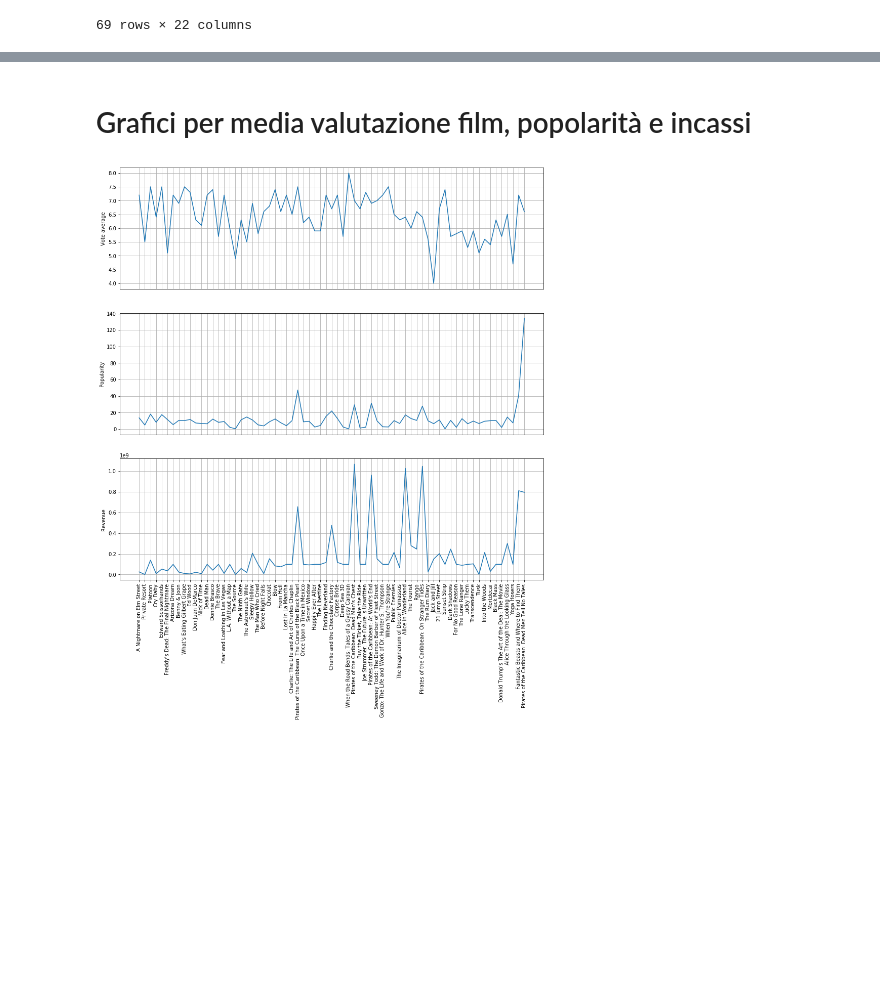
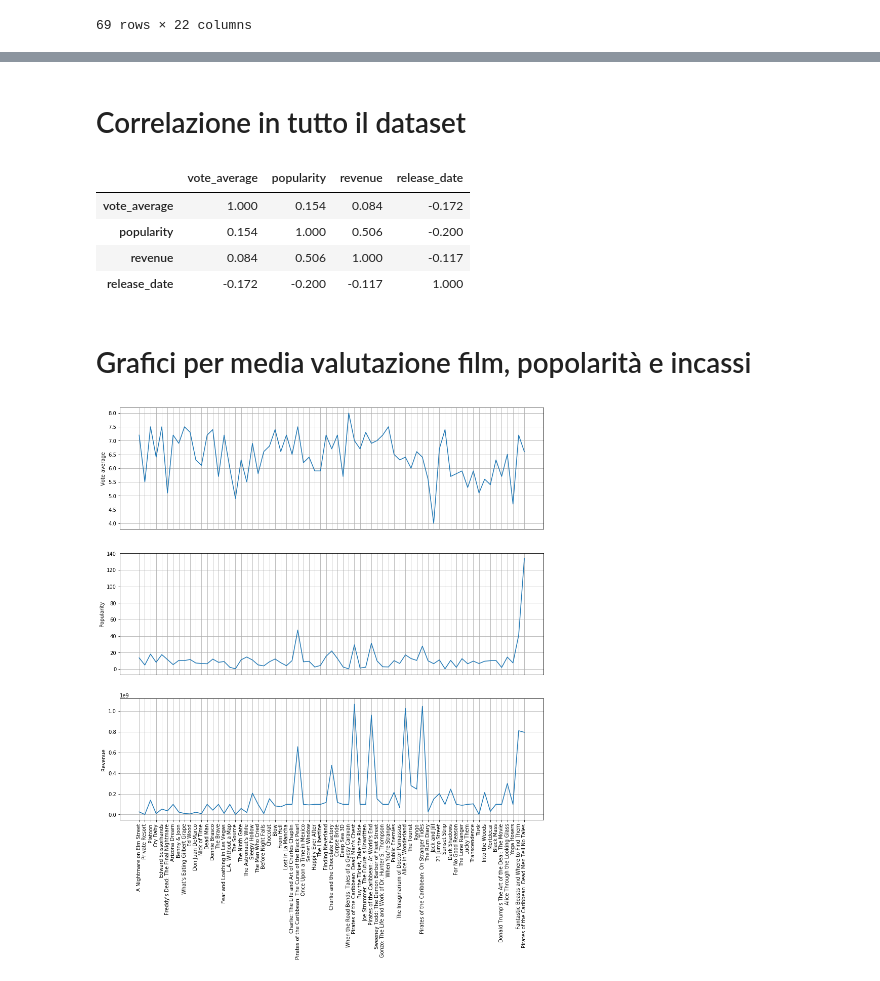
Before and after one commit to Janluke0/DSBDA-Project, a Jupyter notebook: Other/actor_votes.ipynb, the cells around one changed output, grey strips where cells are left out. Saved outputs shown, nothing was run; the diff lists cells and outputs as text; code cells hidden in the pictures; blank space fills up the shorter version.

```diff
--- a/Other/actor_votes.ipynb
+++ b/Other/actor_votes.ipynb
@@ -67,3 +83,17 @@ replaced_metadata['revenue'] = new_column
+# %% [markdown]
+# Correlazione in tutto il dataset
+# %%
+y_tot = df_metadata[['title', 'vote_average', 'popularity', 'revenue']].copy()
+pop_clean = y_tot['popularity'].astype('float64')
+y_tot['popularity'] = pop_clean
+y_tot['release_date'] = range(len(y_tot))
+y_tot.corr().round(3)
+# %% [output]
+|  | vote_average | popularity | revenue | release_date |
+| vote_average | 1.000 | 0.154 | 0.084 | -0.172 |
+| popularity | 0.154 | 1.000 | 0.506 | -0.200 |
+| revenue | 0.084 | 0.506 | 1.000 | -0.117 |
+| release_date | -0.172 | -0.200 | -0.117 | 1.000 |
 # %% [markdown]
 # Grafici per media valutazione film, popolarità e incassi
 # %%
```
Also changed, not shown: parts of 5 cells of this notebook.
